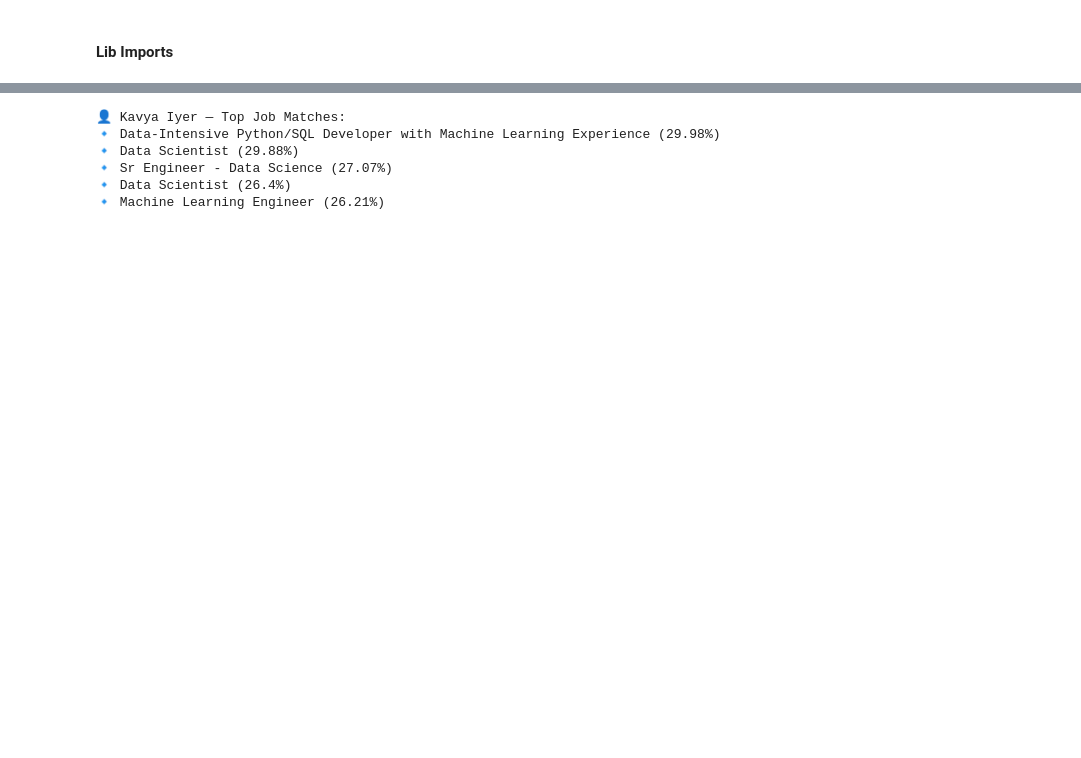
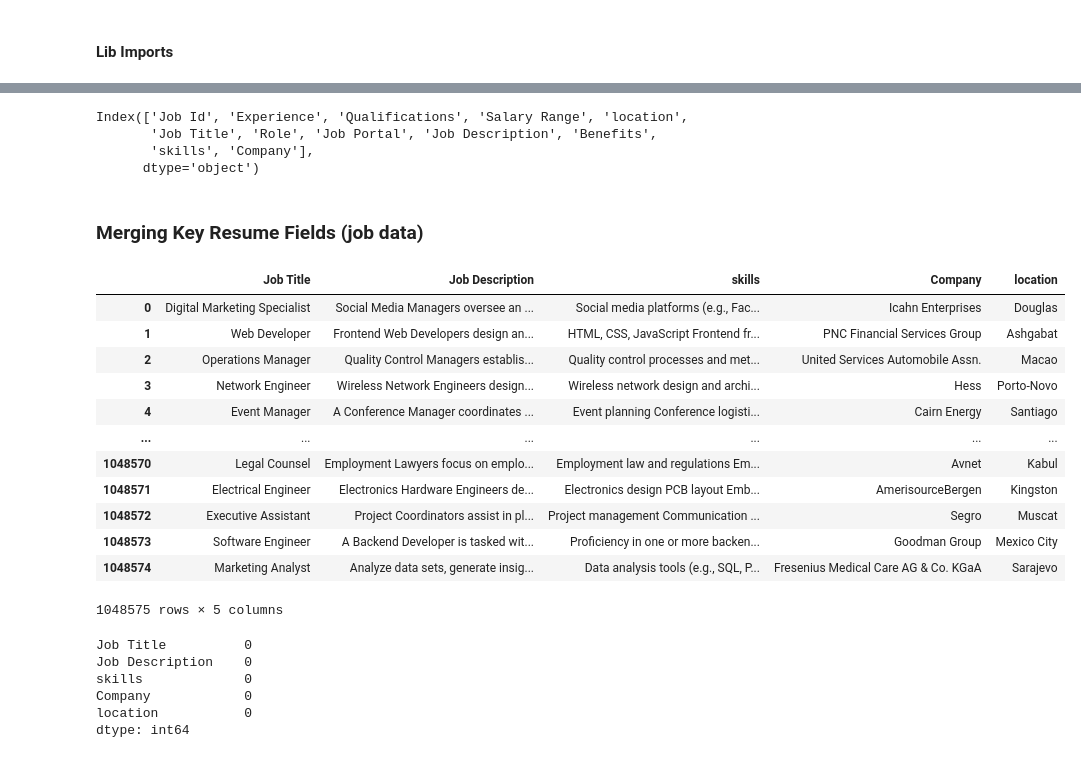
Before and after one commit to Abhi-109/Resume_Job_matcher, a Jupyter notebook: Notebooks/eda_and_modeling.ipynb, the cells around one changed output, grey strips where cells are left out. Cells and saved outputs as stored; diff of their text form; code cells hidden in the pictures; blank space fills up the shorter version.

```diff
--- a/Notebooks/eda_and_modeling.ipynb
+++ b/Notebooks/eda_and_modeling.ipynb
@@ -279,11 +5,37 @@ resume_df.at[resume_df.index[-1], 'top_jobs'] = top_matches
-# %%
-print(f"\n👤 {resume_df.iloc[-1]['name']} — Top Job Matches:")
-for job, score in top_matches:
-    print(f"🔹 {job} ({score}%)")
-# %% [output]
-👤 Kavya Iyer — Top Job Matches:
-🔹 Data-Intensive Python/SQL Developer with Machine Learning Experience (29.98%)
-🔹 Data Scientist (29.88%)
-🔹 Sr Engineer - Data Science (27.07%)
-🔹 Data Scientist (26.4%)
-🔹 Machine Learning Engineer (26.21%)
+# %%
+df = pd.read_csv(r"D:\Coding\Resume_matcher_project\Data\job_descriptions.csv")
+# %%
+df.columns
+# %% [output]
+Index(['Job Id', 'Experience', 'Qualifications', 'Salary Range', 'location',
+       'Job Title', 'Role', 'Job Portal', 'Job Description', 'Benefits',
+       'skills', 'Company'],
+      dtype='object')
+# %% [markdown]
+###  Merging Key Resume Fields (job data)
+# %%
+df_reduced = df[['Job Title', 'Job Description', 'skills', 'Company', 'location']]
+df_reduced
+# %% [output]
+|  | Job Title | Job Description | skills | Company | location |
+| 0 | Digital Marketing Specialist | Social Media Managers oversee an ... | Social media platforms (e.g., Fac... | Icahn Enterprises | Douglas |
+| 1 | Web Developer | Frontend Web Developers design an... | HTML, CSS, JavaScript Frontend fr... | PNC Financial Services Group | Ashgabat |
+| 2 | Operations Manager | Quality Control Managers establis... | Quality control processes and met... | United Services Automobile Assn. | Macao |
+| 3 | Network Engineer | Wireless Network Engineers design... | Wireless network design and archi... | Hess | Porto-Novo |
+| 4 | Event Manager | A Conference Manager coordinates ... | Event planning Conference logisti... | Cairn Energy | Santiago |
+| ... | ... | ... | ... | ... | ... |
+| 1048570 | Legal Counsel | Employment Lawyers focus on emplo... | Employment law and regulations Em... | Avnet | Kabul |
+| 1048571 | Electrical Engineer | Electronics Hardware Engineers de... | Electronics design PCB layout Emb... | AmerisourceBergen | Kingston |
+| 1048572 | Executive Assistant | Project Coordinators assist in pl... | Project management Communication ... | Segro | Muscat |
+| 1048573 | Software Engineer | A Backend Developer is tasked wit... | Proficiency in one or more backen... | Goodman Group | Mexico City |
+| 1048574 | Marketing Analyst | Analyze data sets, generate insig... | Data analysis tools (e.g., SQL, P... | Fresenius Medical Care AG & Co. KGaA | Sarajevo |
+1048575 rows × 5 columns
+# %%
+df_reduced.isnull().sum()
+# %% [output]
+Job Title          0
+Job Description    0
+skills             0
+Company            0
+location           0
+dtype: int64
```
Also changed, not shown: parts of 64 cells of this notebook, 14 other files.
